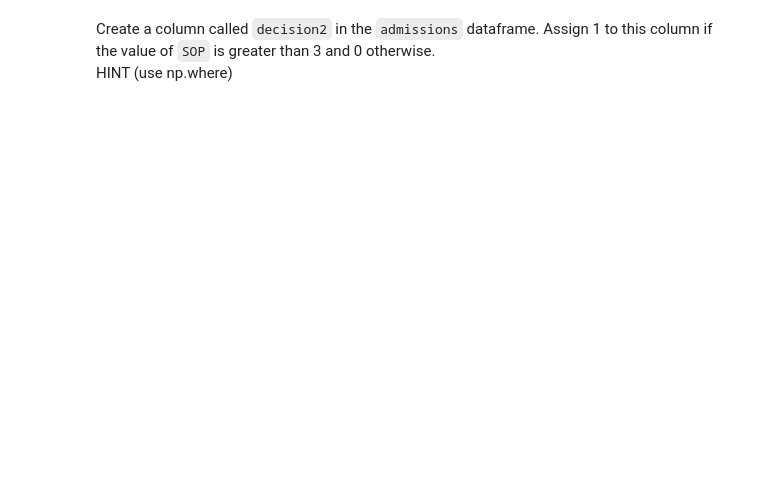
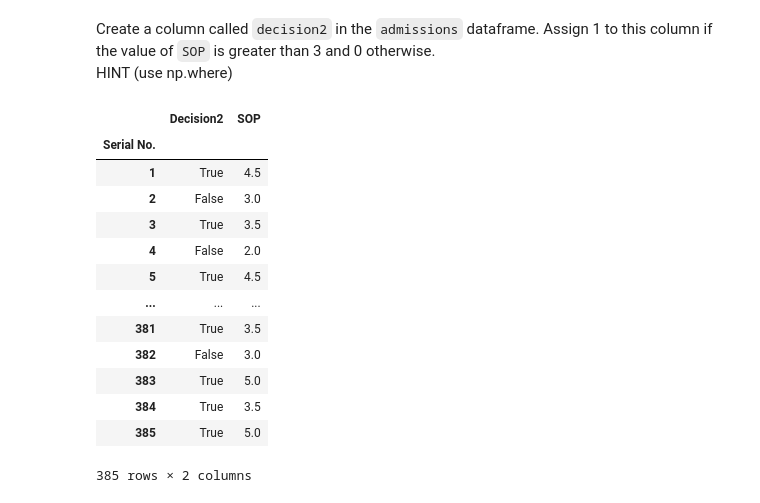
Before and after one commit to Ironhack-data-bcn-january-2024/lab-pandas, a Jupyter notebook: your-code/pandas_1.ipynb, the cells around one changed output. Cells and saved outputs as stored; diff of their text form; code cells hidden in the pictures; blank space fills up the shorter version.

```diff
--- a/your-code/pandas_1.ipynb
+++ b/your-code/pandas_1.ipynb
@@ -308,3 +310,22 @@ admissions
 # %% [markdown]
 Create a column called `decision2` in the `admissions` dataframe. Assign 1 to this column if the value of `SOP` is greater than 3 and 0 otherwise.
 HINT (use np.where)
+# %%
+admissions['Decision2'] = np.where((admissions.SOP > 3) & (admissions.SOP > 0), True, False)
+# %%
+admissions[['Decision2', 'SOP']]
+# %% [output]
+|  | Decision2 | SOP |
+| Serial No. |  |  |
+| 1 | True | 4.5 |
+| 2 | False | 3.0 |
+| 3 | True | 3.5 |
+| 4 | False | 2.0 |
+| 5 | True | 4.5 |
+| ... | ... | ... |
+| 381 | True | 3.5 |
+| 382 | False | 3.0 |
+| 383 | True | 5.0 |
+| 384 | True | 3.5 |
+| 385 | True | 5.0 |
+385 rows × 2 columns
```
Also changed, not shown: parts of 6 cells of this notebook.
